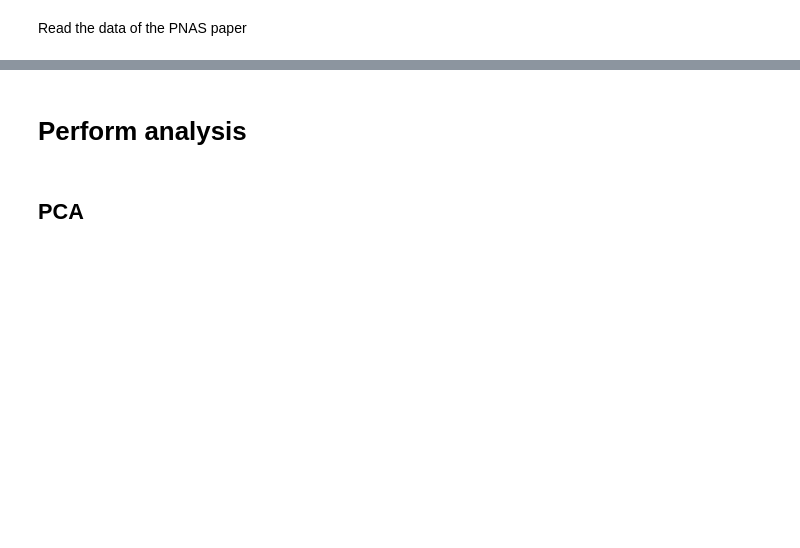
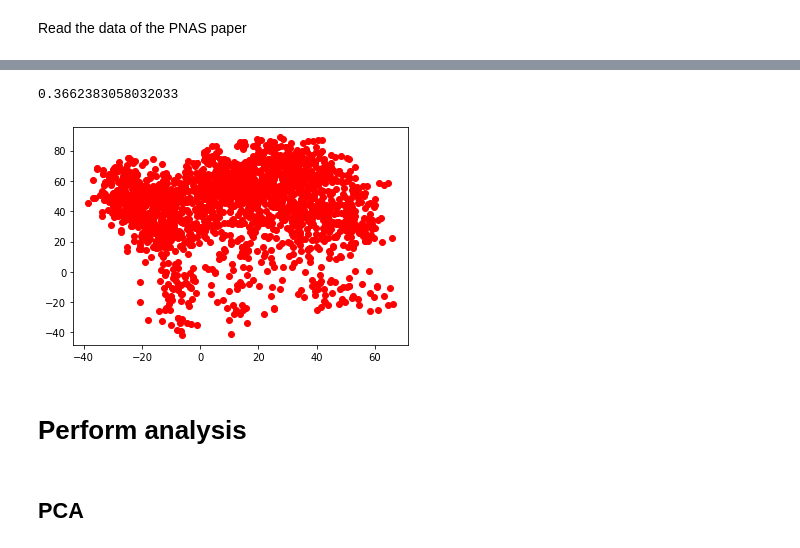
Before and after one commit to camoalon/language_genes, a Jupyter notebook: PCA.ipynb, the cells around one changed output, grey strips where cells are left out. Saved outputs shown, nothing was run; the diff lists cells and outputs as text; code cells hidden in the pictures; blank space fills up the shorter version.

```diff
--- a/PCA.ipynb
+++ b/PCA.ipynb
@@ -159,0 +176,2 @@ def procrustes(X, Y, scaling=True, reflection='best'):
+# %%
+d_paper, Z_paper, t_paper = procrustes(coordinates_paper.values, phonemes_paper_pc.values)
@@ -160,3 +186,10 @@ def procrustes(X, Y, scaling=True, reflection='best'):
+# %%
+plt.scatter(Z_paper.T[0], Z_paper.T[1], c = "r")
+t0 = np.sqrt(1-d_paper)
+print(t0)
+# %% [output]
+0.3662383058032033
+[figure, added]
 # %% [markdown]
 # Perform analysis
 # %% [markdown]
```
Also changed, not shown: parts of 10 cells of this notebook.
